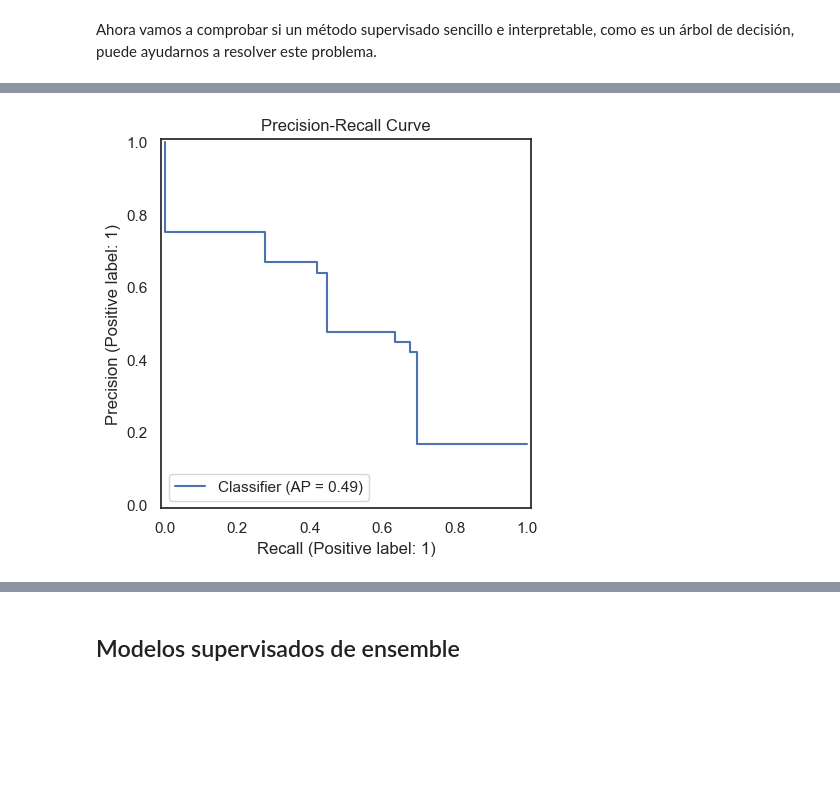
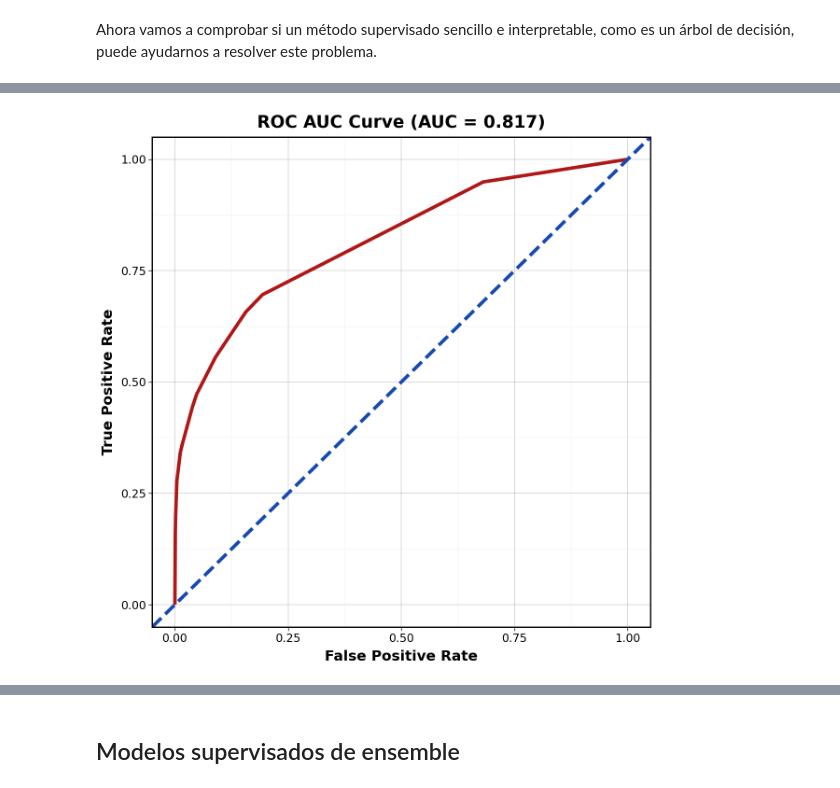
Before and after one commit to RenzoCar1997/trabajo-ensembles, a Jupyter notebook: fraudDetection_student.ipynb, the cells around one changed output, grey strips where cells are left out. Cells and saved outputs as stored; diff of their text form; code cells hidden in the pictures; blank space fills up the shorter version.

```diff
--- a/fraudDetection_student.ipynb
+++ b/fraudDetection_student.ipynb
@@ -483,20 +552,0 @@ plt.show()
-# %%
-#  Curva ROC
-# Calculando tasa de falsos positivos y AUC
-false_positive_rate, true_positive_rate, thresholds = roc_curve(y_test, y_probs)
-roc_auc = auc(false_positive_rate, true_positive_rate)
-
-# Construyendo gráfico
-sns.set_theme(style = 'white')
-plt.figure(figsize = (6, 6))
-plt.plot(false_positive_rate,true_positive_rate, color = '#b01717', label = 'AUC = %0.3f' % roc_auc)
-plt.legend(loc = 'lower right')
-plt.plot([0, 1], [0, 1], linestyle = '--', color = '#174ab0')
-plt.axis('tight')
-plt.ylabel('True Positive Rate')
-plt.xlabel('False Positive Rate')
-plt.title('ROC AUC Curve')
-plt.legend()
-
-# Mostrando gráfico
-plt.show()
@@ -505,9 +553,6 @@ plt.show()
-# %%
-#Precision Recall Curve
-PrecisionRecallDisplay.from_predictions(y_test, y_probs)
-plt.title('Precision-Recall Curve')
-
-# Mostrando el gráfico
-plt.show()
-# %% [output]
-[figure, removed]
+# %%
+#  Curva ROC
+auc_curve_dt = plot_roc_curve(y_test, y_probs_test)
+auc_curve_dt.show()
+# %% [output]
+[figure, added]
```
Also changed, not shown: parts of 46 cells of this notebook, 4 other files.
